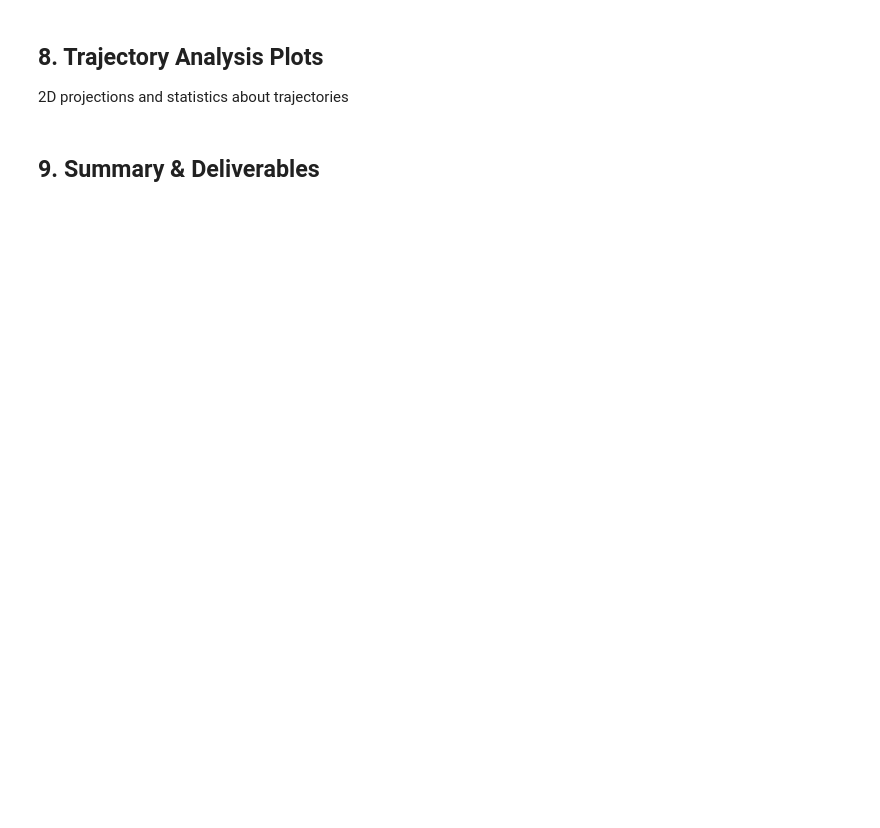
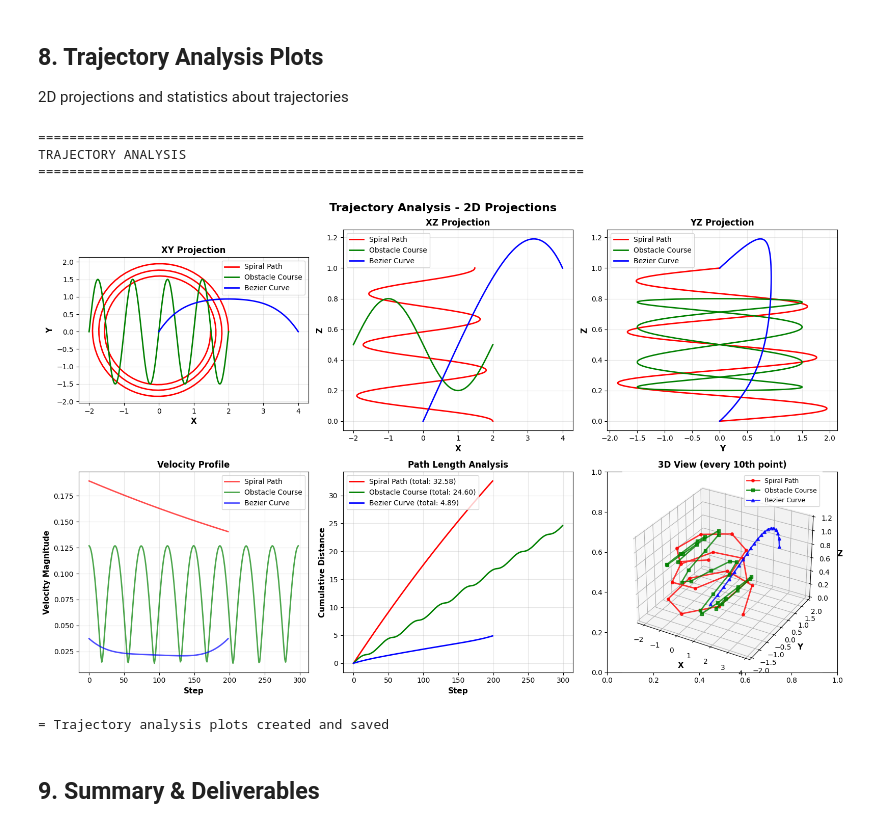
Before and after one commit to HarshMulodhia/gcs_motion_planning, a Jupyter notebook: notebooks/02_visualization_demo.ipynb, the cells around one changed output. Cells and saved outputs as stored; diff of their text form; code cells hidden in the pictures; blank space fills up the shorter version.

```diff
--- a/notebooks/02_visualization_demo.ipynb
+++ b/notebooks/02_visualization_demo.ipynb
@@ -331,41 +403,46 @@ for traj, name, color in trajectories:
 ax.set_xlabel('Step', fontsize=11, fontweight='bold')
 ax.set_ylabel('Velocity Magnitude', fontsize=11, fontweight='bold')
 ax.set_title('Velocity Profile', fontsize=12, fontweight='bold')
 ax.legend()
 ax.grid(True, alpha=0.3)
 
 # Cumulative distance
 ax = axes[1, 1]
 for traj, name, color in trajectories:
     distances = np.linalg.norm(np.diff(traj, axis=0), axis=1)
     cumulative = np.concatenate([[0], np.cumsum(distances)])
     ax.plot(cumulative, label=f"{name} (total: {cumulative[-1]:.2f})",
             color=color, linewidth=2)
 ax.set_xlabel('Step', fontsize=11, fontweight='bold')
 ax.set_ylabel('Cumulative Distance', fontsize=11, fontweight='bold')
 ax.set_title('Path Length Analysis', fontsize=12, fontweight='bold')
 ax.legend()
 ax.grid(True, alpha=0.3)
 
-# 3D view using 3D scatter
-ax = mplot3d.Axes3D()
+# 3D view using mplot3d in the last subplot (2,3)
+ax = fig.add_subplot(2, 3, 6, projection='3d')
+marker_map = {'Spiral Path': 'o', 'Obstacle Course': 's', 'Bezier Curve': '^'}
 for traj, name, color in trajectories:
-    # Use different markers for distinction
-    marker_map = {'Spiral Path': 'o', 'Obstacle Course': 's', 'Bezier Curve': '^'}
-    ax.plot3D(traj[::10, 0], traj[::10, 1], traj[::10, 2],
-              label=name, color=color, s=30, alpha=0.6,
-              marker=marker_map.get(name, 'o'))
+    ax.plot(traj[::10, 0], traj[::10, 1], traj[::10, 2],
+            label=name, color=color, linewidth=2, alpha=0.8,
+            marker=marker_map.get(name, 'o'), markersize=4)
 ax.set_xlabel('X', fontsize=11, fontweight='bold')
 ax.set_ylabel('Y', fontsize=11, fontweight='bold')
 ax.set_zlabel('Z', fontsize=11, fontweight='bold')
-ax.set_title('3D Scatter (every 10th point)', fontsize=12, fontweight='bold')
+ax.set_title('3D View (every 10th point)', fontsize=12, fontweight='bold')
 ax.legend(fontsize=9)
 
 plt.tight_layout()
 plt.savefig('trajectory_analysis.png', dpi=150, bbox_inches='tight')
 plt.show()
 
 print("= Trajectory analysis plots created and saved")
+# %% [output]
+======================================================================
+TRAJECTORY ANALYSIS
+======================================================================
+[figure, added]
+= Trajectory analysis plots created and saved
 # %% [markdown]
 ## 9. Summary & Deliverables
 # %%
```
Also changed, not shown: parts of 9 cells of this notebook, 19 other files.
